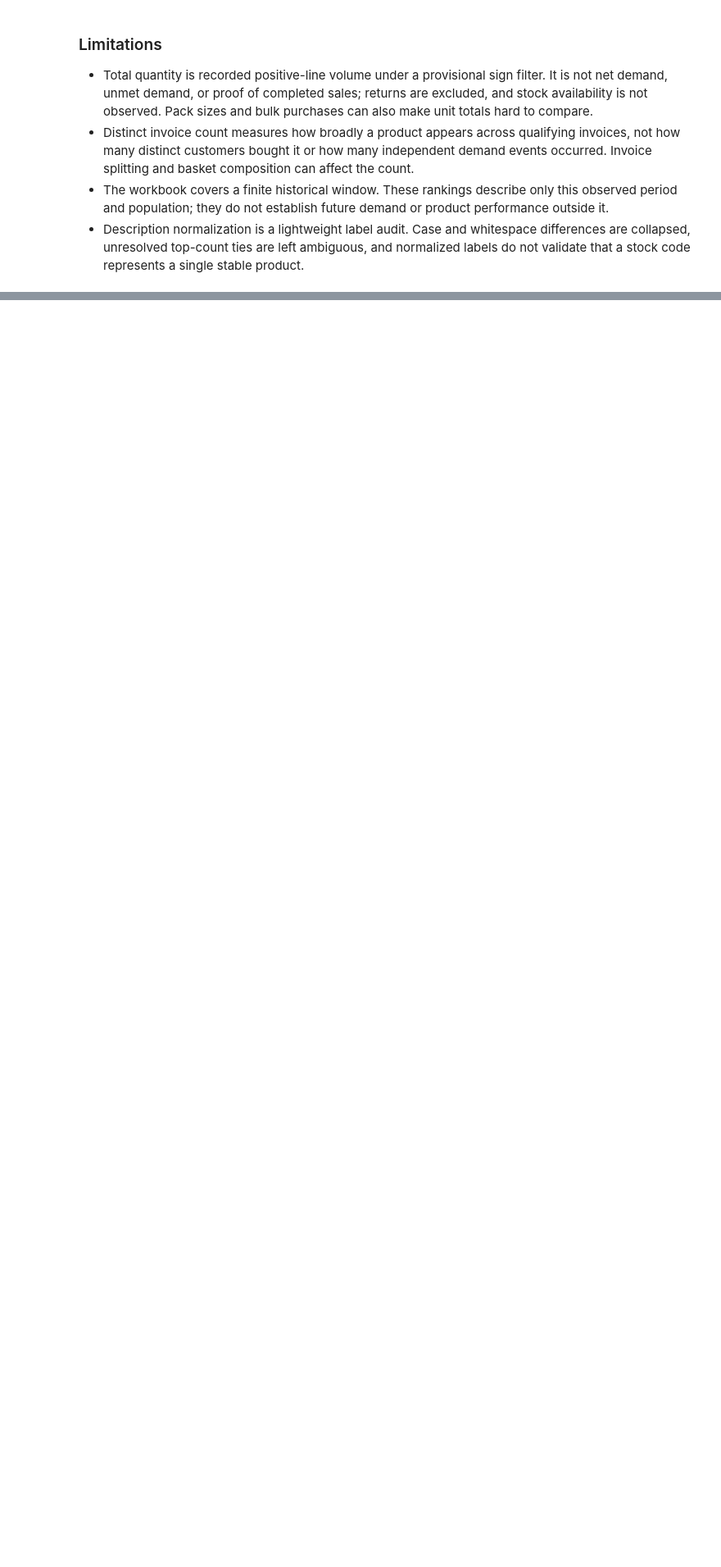
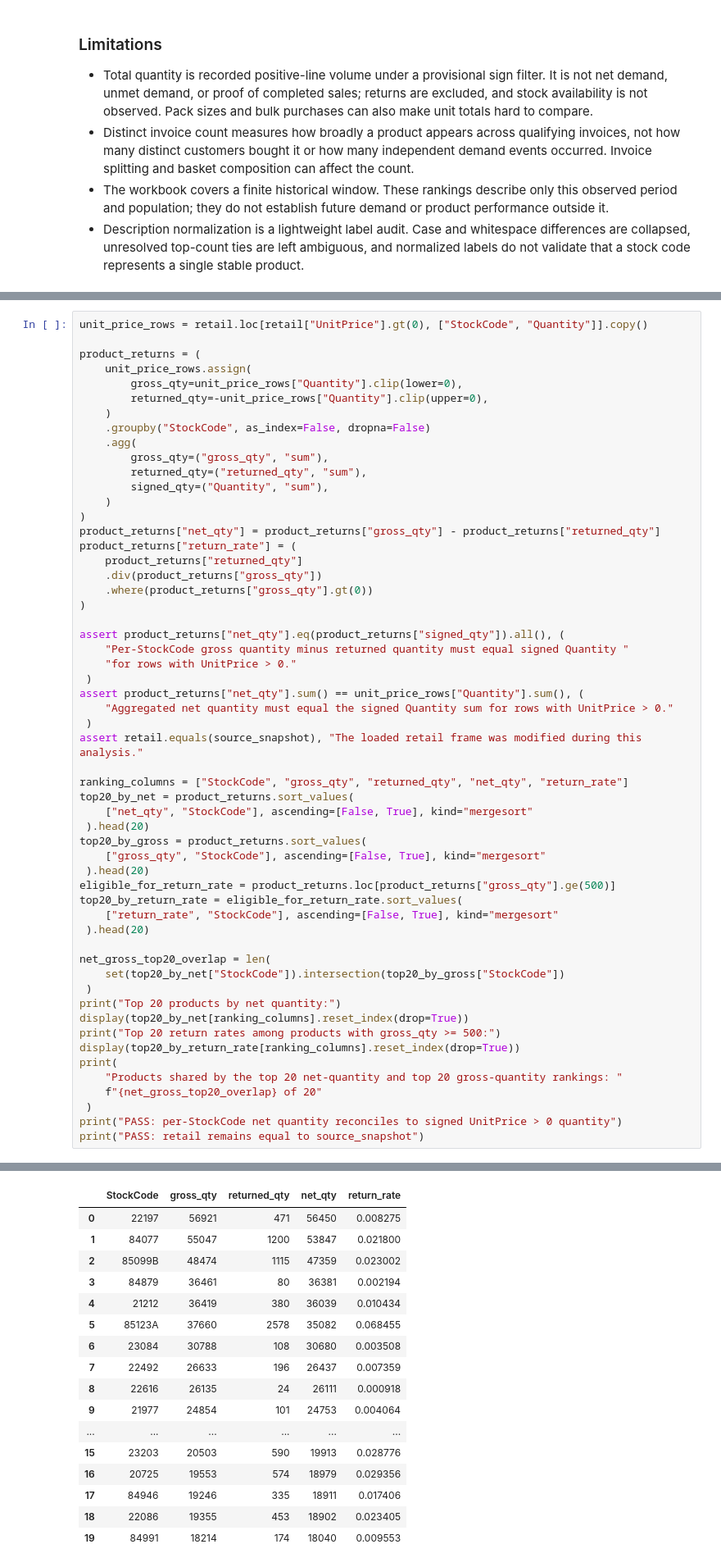
Before and after one commit to Omar-BenAmara/pricing-demand-analysis, a Jupyter notebook: notebooks/02_product_analysis.ipynb, the cells around one changed output, grey strips where cells are left out. Shown at 82% size. Cells and saved outputs as stored; diff of their text form; blank space fills up the shorter version.

Commit message:
Add net quantity and return-rate analysis to product notebook

```diff
--- a/notebooks/02_product_analysis.ipynb
+++ b/notebooks/02_product_analysis.ipynb
@@ -306,0 +545,57 @@ All assertions in Section 6 passed.
+# %%
+unit_price_rows = retail.loc[retail["UnitPrice"].gt(0), ["StockCode", "Quantity"]].copy()
+
+product_returns = (
+    unit_price_rows.assign(
+        gross_qty=unit_price_rows["Quantity"].clip(lower=0),
+        returned_qty=-unit_price_rows["Quantity"].clip(upper=0),
+    )
+    .groupby("StockCode", as_index=False, dropna=False)
+    .agg(
+        gross_qty=("gross_qty", "sum"),
+        returned_qty=("returned_qty", "sum"),
+        signed_qty=("Quantity", "sum"),
+    )
+)
+product_returns["net_qty"] = product_returns["gross_qty"] - product_returns["returned_qty"]
+product_returns["return_rate"] = (
+    product_returns["returned_qty"]
+    .div(product_returns["gross_qty"])
+    .where(product_returns["gross_qty"].gt(0))
+)
+
+assert product_returns["net_qty"].eq(product_returns["signed_qty"]).all(), (
+    "Per-StockCode gross quantity minus returned quantity must equal signed Quantity "
+    "for rows with UnitPrice > 0."
+ )
+assert product_returns["net_qty"].sum() == unit_price_rows["Quantity"].sum(), (
+    "Aggregated net quantity must equal the signed Quantity sum for rows with UnitPrice > 0."
+ )
+assert retail.equals(source_snapshot), "The loaded retail frame was modified during this analysis."
+
+ranking_columns = ["StockCode", "gross_qty", "returned_qty", "net_qty", "return_rate"]
+top20_by_net = product_returns.sort_values(
+    ["net_qty", "StockCode"], ascending=[False, True], kind="mergesort"
+ ).head(20)
+top20_by_gross = product_returns.sort_values(
+    ["gross_qty", "StockCode"], ascending=[False, True], kind="mergesort"
+ ).head(20)
+eligible_for_return_rate = product_returns.loc[product_returns["gross_qty"].ge(500)]
+top20_by_return_rate = eligible_for_return_rate.sort_values(
+    ["return_rate", "StockCode"], ascending=[False, True], kind="mergesort"
+ ).head(20)
+
+net_gross_top20_overlap = len(
+    set(top20_by_net["StockCode"]).intersection(top20_by_gross["StockCode"])
+ )
+print("Top 20 products by net quantity:")
+display(top20_by_net[ranking_columns].reset_index(drop=True))
+print("Top 20 return rates among products with gross_qty >= 500:")
+display(top20_by_return_rate[ranking_columns].reset_index(drop=True))
+print(
+    "Products shared by the top 20 net-quantity and top 20 gross-quantity rankings: "
+    f"{net_gross_top20_overlap} of 20"
+ )
+print("PASS: per-StockCode net quantity reconciles to signed UnitPrice > 0 quantity")
+print("PASS: retail remains equal to source_snapshot")
+# %% [output]
@@ -306,0 +603,17 @@ All assertions in Section 6 passed.
+|  | StockCode | gross_qty | returned_qty | net_qty | return_rate |
+| 0 | 22197 | 56921 | 471 | 56450 | 0.008275 |
+| 1 | 84077 | 55047 | 1200 | 53847 | 0.021800 |
+| 2 | 85099B | 48474 | 1115 | 47359 | 0.023002 |
+| 3 | 84879 | 36461 | 80 | 36381 | 0.002194 |
+| 4 | 21212 | 36419 | 380 | 36039 | 0.010434 |
+| 5 | 85123A | 37660 | 2578 | 35082 | 0.068455 |
+| 6 | 23084 | 30788 | 108 | 30680 | 0.003508 |
+| 7 | 22492 | 26633 | 196 | 26437 | 0.007359 |
+| 8 | 22616 | 26135 | 24 | 26111 | 0.000918 |
+| 9 | 21977 | 24854 | 101 | 24753 | 0.004064 |
+| ... | ... | ... | ... | ... | ... |
+| 15 | 23203 | 20503 | 590 | 19913 | 0.028776 |
+| 16 | 20725 | 19553 | 574 | 18979 | 0.029356 |
+| 17 | 84946 | 19246 | 335 | 18911 | 0.017406 |
+| 18 | 22086 | 19355 | 453 | 18902 | 0.023405 |
+| 19 | 84991 | 18214 | 174 | 18040 | 0.009553 |
```
Also changed, not shown: parts of 17 cells of this notebook.
